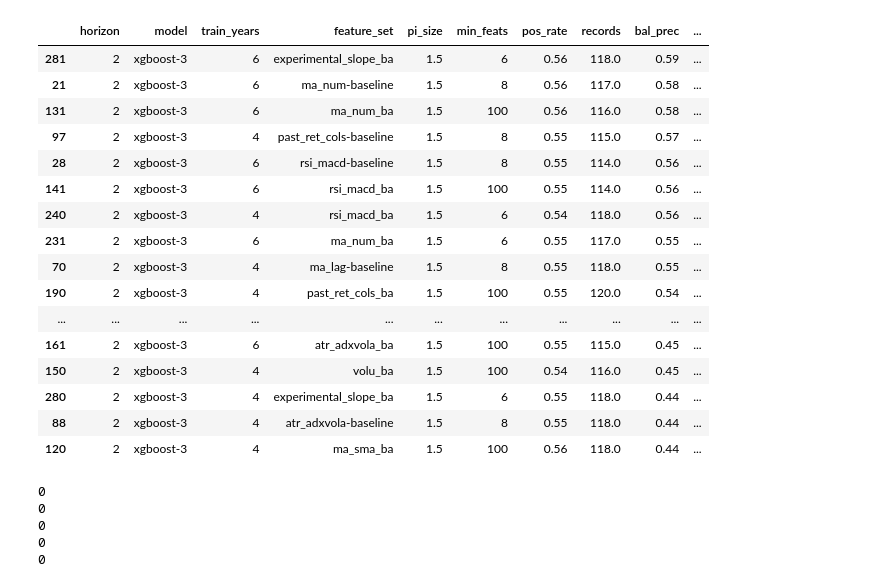
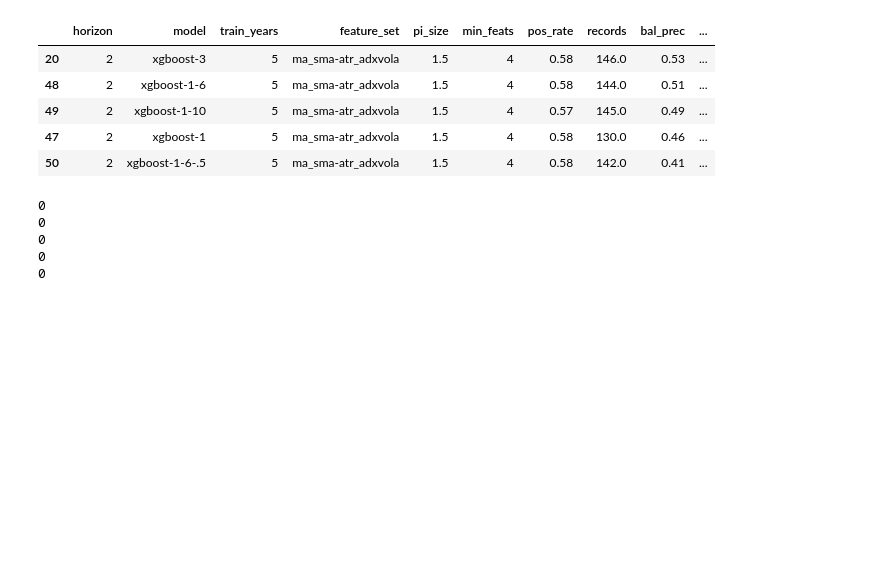
Before and after one commit to bchase17/Stocks, a Jupyter notebook: performance_assessment.ipynb, the cells around one changed output. Saved outputs shown, nothing was run; the diff lists cells and outputs as text; code cells hidden in the pictures; blank space fills up the shorter version.

```diff
--- a/performance_assessment.ipynb
+++ b/performance_assessment.ipynb
@@ -16,7 +16,21 @@ return_cols = df_daily.columns[df_daily.columns.str.contains("Return_")].to_list
 import numpy as np
 import pandas as pd
 from sklearn.metrics import brier_score_loss, log_loss, matthews_corrcoef, balanced_accuracy_score
+import pandas as pd
+import numpy as np
+import min_features, daily_return
+import importlib
+importlib.reload(min_features)
+importlib.reload(daily_return)
 
+perf_df = pd.read_csv("h2_performance_all.csv")
+#perf_df = perf_df.drop_duplicates()
+perf_df['Date'] = perf_df['test_start']
+returns = [1, 2, 3, 5, 10, 20, 30]
+#df_daily, feats = daily_return.pull_daily('QQQ', returns)
+#return_cols = df_daily.columns[df_daily.columns.str.contains("Return_")].to_list()
+
+perf_df = pd.read_csv("h2_performance_all.csv")
 perf_df = perf_df.drop_duplicates()
 gcols = ["horizon", "model", "train_years", "feature_set", "pi_size", "min_feats"]
 
@@ -105,51 +119,41 @@ def _metrics(min_th, cov_th, g: pd.DataFrame) -> pd.Series:
         "nprec": prec_neg_all,
         f"cov_|{cov_th}|": cov,
         f"pprec_|{cov_th}|": prec_pos_th,
         f"nprec_|{cov_th}|": prec_neg_th,
     })
 
 min_th = .51
 cov_th = .75
 pred_df = perf_df[(perf_df["pred"] > min_th) | (perf_df["pred"] < (1 - min_th))].copy()
 metrics_df = (
     pred_df
     .dropna(subset=[y_col, p_col])
     .groupby(gcols, sort=False)
     .apply(lambda g: _metrics(min_th, cov_th, g), include_groups=False)
     .reset_index()
     .sort_values(["horizon", "mcc", "brier"], ascending=[True, False, True])
 )
 
 metrics_df['composite'] =  0.5*(metrics_df['bal_prec']) + 0.25*(metrics_df['mcc']) + .125*(1-(metrics_df['brier'])) + 0.1*((metrics_df[f'bal_prec_|{cov_th}|']) * (metrics_df[f'cov_|{cov_th}|']))
 # top per horizon (ranked by MCC desc, then Brier asc)
 top_by_horizon = (
     metrics_df
     .sort_values(["horizon", "composite", "log_loss"], ascending=[True, False, False])
     .groupby("horizon", as_index=False, sort=False)
-    .head(5)
+    .head(150)
 )
 
 #top_by_horizon.to_csv('top_performers.csv', index=False)
-top_by_horizon[top_by_horizon['horizon'] == 2].round(2)
+#top_by_horizon[top_by_horizon['horizon'] == 2].round(2)
+top_by_horizon[top_by_horizon['feature_set'] == 'ma_sma-atr_adxvola'].round(2)
 #top_by_horizon.round(2)
 # %% [output]
 |  | horizon | model | train_years | feature_set | pi_size | min_feats | pos_rate | records | bal_prec | ... |
-| 281 | 2 | xgboost-3 | 6 | experimental_slope_ba | 1.5 | 6 | 0.56 | 118.0 | 0.59 | ... |
-| 21 | 2 | xgboost-3 | 6 | ma_num-baseline | 1.5 | 8 | 0.56 | 117.0 | 0.58 | ... |
-| 131 | 2 | xgboost-3 | 6 | ma_num_ba | 1.5 | 100 | 0.56 | 116.0 | 0.58 | ... |
-| 97 | 2 | xgboost-3 | 4 | past_ret_cols-baseline | 1.5 | 8 | 0.55 | 115.0 | 0.57 | ... |
-| 28 | 2 | xgboost-3 | 6 | rsi_macd-baseline | 1.5 | 8 | 0.55 | 114.0 | 0.56 | ... |
-| 141 | 2 | xgboost-3 | 6 | rsi_macd_ba | 1.5 | 100 | 0.55 | 114.0 | 0.56 | ... |
-| 240 | 2 | xgboost-3 | 4 | rsi_macd_ba | 1.5 | 6 | 0.54 | 118.0 | 0.56 | ... |
-| 231 | 2 | xgboost-3 | 6 | ma_num_ba | 1.5 | 6 | 0.55 | 117.0 | 0.55 | ... |
-| 70 | 2 | xgboost-3 | 4 | ma_lag-baseline | 1.5 | 8 | 0.55 | 118.0 | 0.55 | ... |
-| 190 | 2 | xgboost-3 | 4 | past_ret_cols_ba | 1.5 | 100 | 0.55 | 120.0 | 0.54 | ... |
-| ... | ... | ... | ... | ... | ... | ... | ... | ... | ... | ... |
-| 161 | 2 | xgboost-3 | 6 | atr_adxvola_ba | 1.5 | 100 | 0.55 | 115.0 | 0.45 | ... |
-| 150 | 2 | xgboost-3 | 4 | volu_ba | 1.5 | 100 | 0.54 | 116.0 | 0.45 | ... |
-| 280 | 2 | xgboost-3 | 4 | experimental_slope_ba | 1.5 | 6 | 0.55 | 118.0 | 0.44 | ... |
-| 88 | 2 | xgboost-3 | 4 | atr_adxvola-baseline | 1.5 | 8 | 0.55 | 118.0 | 0.44 | ... |
-| 120 | 2 | xgboost-3 | 4 | ma_sma_ba | 1.5 | 100 | 0.56 | 118.0 | 0.44 | ... |
+| 20 | 2 | xgboost-3 | 5 | ma_sma-atr_adxvola | 1.5 | 4 | 0.58 | 146.0 | 0.53 | ... |
+| 48 | 2 | xgboost-1-6 | 5 | ma_sma-atr_adxvola | 1.5 | 4 | 0.58 | 144.0 | 0.51 | ... |
+| 49 | 2 | xgboost-1-10 | 5 | ma_sma-atr_adxvola | 1.5 | 4 | 0.57 | 145.0 | 0.49 | ... |
+| 47 | 2 | xgboost-1 | 5 | ma_sma-atr_adxvola | 1.5 | 4 | 0.58 | 130.0 | 0.46 | ... |
+| 50 | 2 | xgboost-1-6-.5 | 5 | ma_sma-atr_adxvola | 1.5 | 4 | 0.58 | 142.0 | 0.41 | ... |
 # %%
 for r in returns:
     perf_df_ph = perf_df[(perf_df['horizon'] == r)].drop_duplicates().copy()
```
Also changed, not shown: parts of 1 cell of this notebook, 2 other files.
